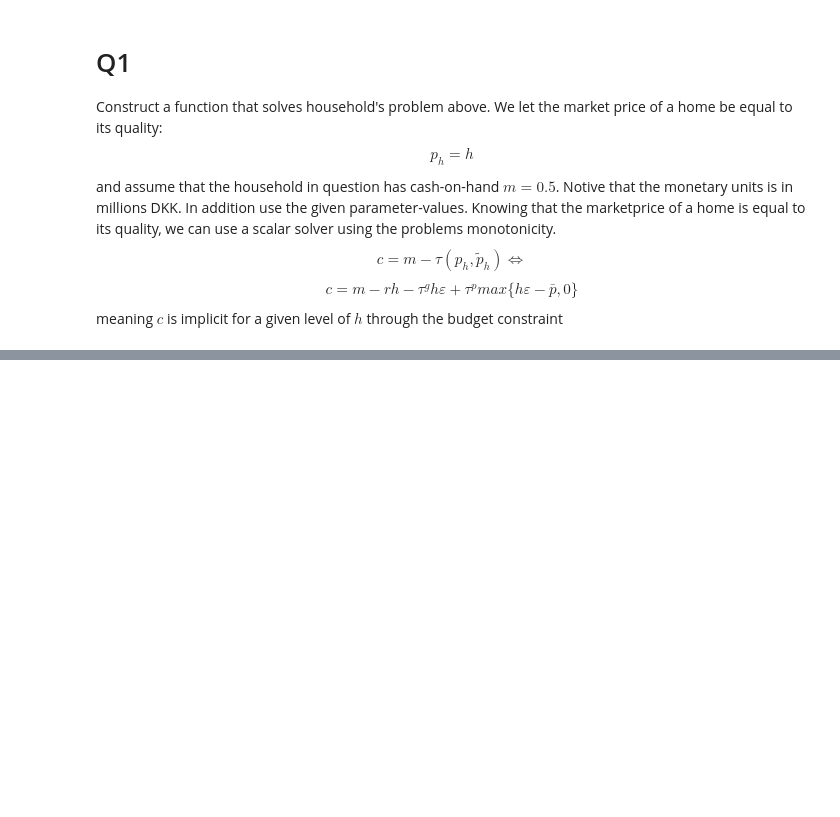
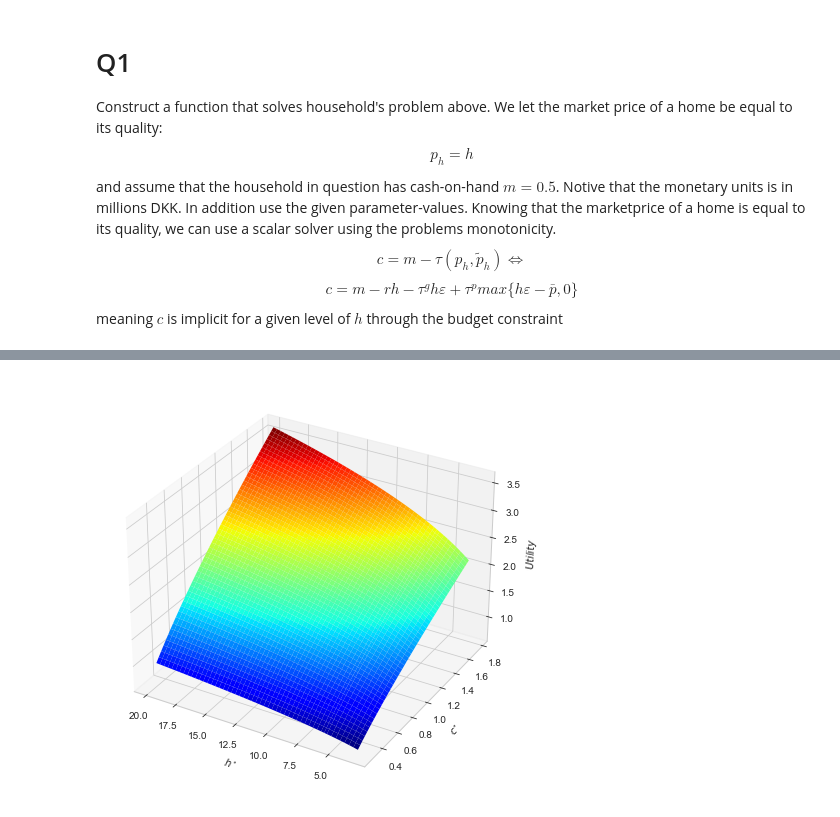
Before and after one commit to ceciliechrstnsn/projects-2021-luna-hjerteknuser, a Jupyter notebook: inauguralproject/inauguralproject.ipynb, the cells around one changed output, grey strips where cells are left out. Saved outputs shown, nothing was run; the diff lists cells and outputs as text; code cells hidden in the pictures; blank space fills up the shorter version.

```diff
--- a/inauguralproject/inauguralproject.ipynb
+++ b/inauguralproject/inauguralproject.ipynb
@@ -48,0 +61,15 @@ def value_of_choice(h,m,phi,epsilon,r,tau_g, tau_p, p_bar):
+# %%
+initial_guess = ([0.5, 20])
+constraints = ({'type': 'ineq', 'fun': lambda x: par1['m']-expenditure(x,**par1)})
+
+
+sol = optimize.minimize(lambda x: -u_func(x, **par1), initial_guess,
+                       method = 'SLSQP',  constraints=constraints)
+
+h=sol.x[0]
+c=sol.x[1]
+e=expenditure(sol.x,**par1)
+u=u_func(sol.x,**par1)
+emDKK = par1['m']-e
+emDKK
+print(f'For house quality={h:.2f} and consumption={c:.2f} with total expenditure={e:.2f}\nLeaves us with utility of {u:.2f} and excess {emDKK:.2f}mDKK')
@@ -49 +125,35 @@ def value_of_choice(h,m,phi,epsilon,r,tau_g, tau_p, p_bar):
+# %%
+# evaluate utility function
+def u(h, c, phi, **kwargs):
+    return c**(1-phi)*h**phi
+
+
+h_grid,c_grid = np.meshgrid(h_stars,c_stars,indexing='ij')
+u_grid = u(h_grid,c_grid,**par1)
+
+# import plot modules - figures should be inlined
+%matplotlib inline
+import matplotlib.pyplot as plt # Base module for plotting
+plt.style.use('seaborn-whitegrid') # whitegrid is nice for 3D
+from mpl_toolkits.mplot3d import Axes3D # for 3d figures
+from matplotlib import cm # for colormaps
+
+# write your code here
+# a actual plot
+fig = plt.figure(figsize= (12,6))
+ax = fig.add_subplot(1, 1, 1, projection = '3d') # note: fig.add_subplot(a,b,c) creates the c'th subplot in a grid of a times b plots
+ax.plot_surface(h_grid, c_grid, u_grid, cmap = cm.jet) #
+
+# add labels
+ax.set_xlabel('$h^{\star}$')
+ax.set_ylabel('$c^{\star}$')
+ax.set_zlabel('$Utility$')
+
+ax.invert_xaxis() # invert xaxis. instead of x1 going from 1 to 3, it goes from 3 to 1
+
+fig.tight_layout()
+# fig.savefig('someplot_wireframe.png')
+# fig.savefig('someplot_wireframe.pdf')
+# %% [output]
+[figure, added]
 # %%
```
Also changed, not shown: parts of 9 cells of this notebook.
